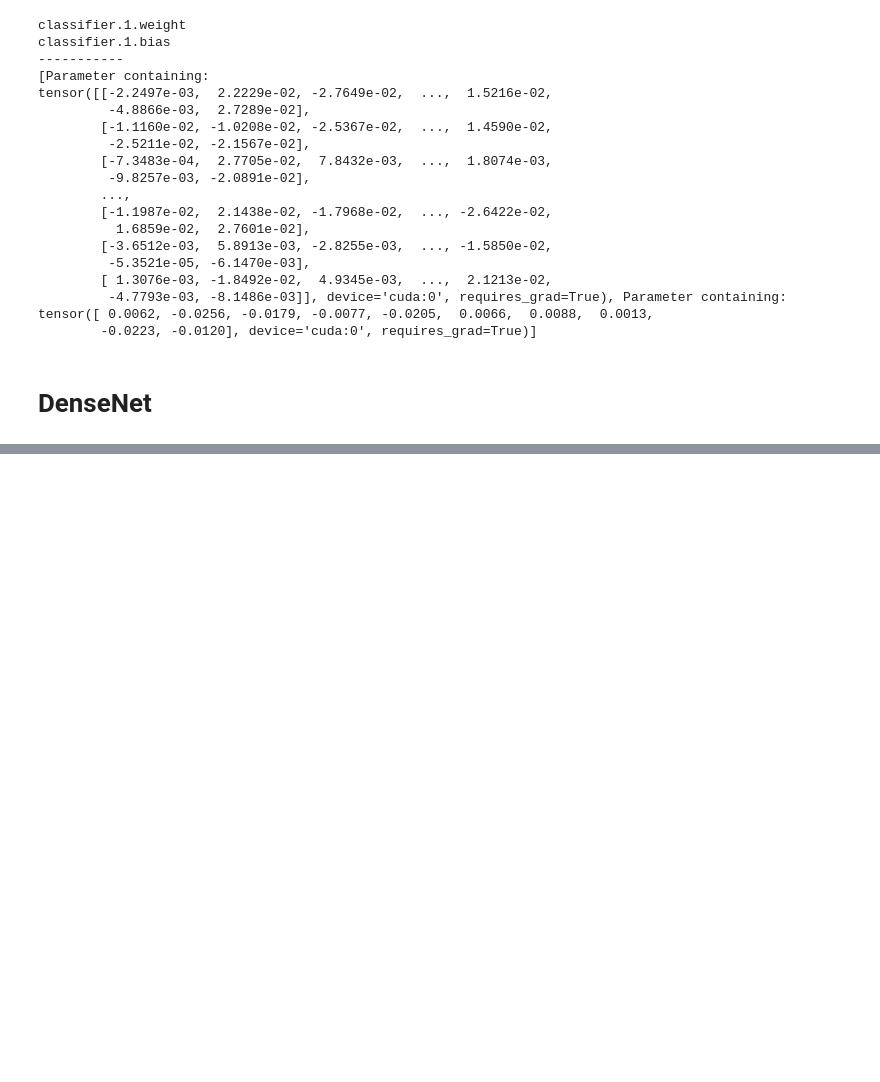
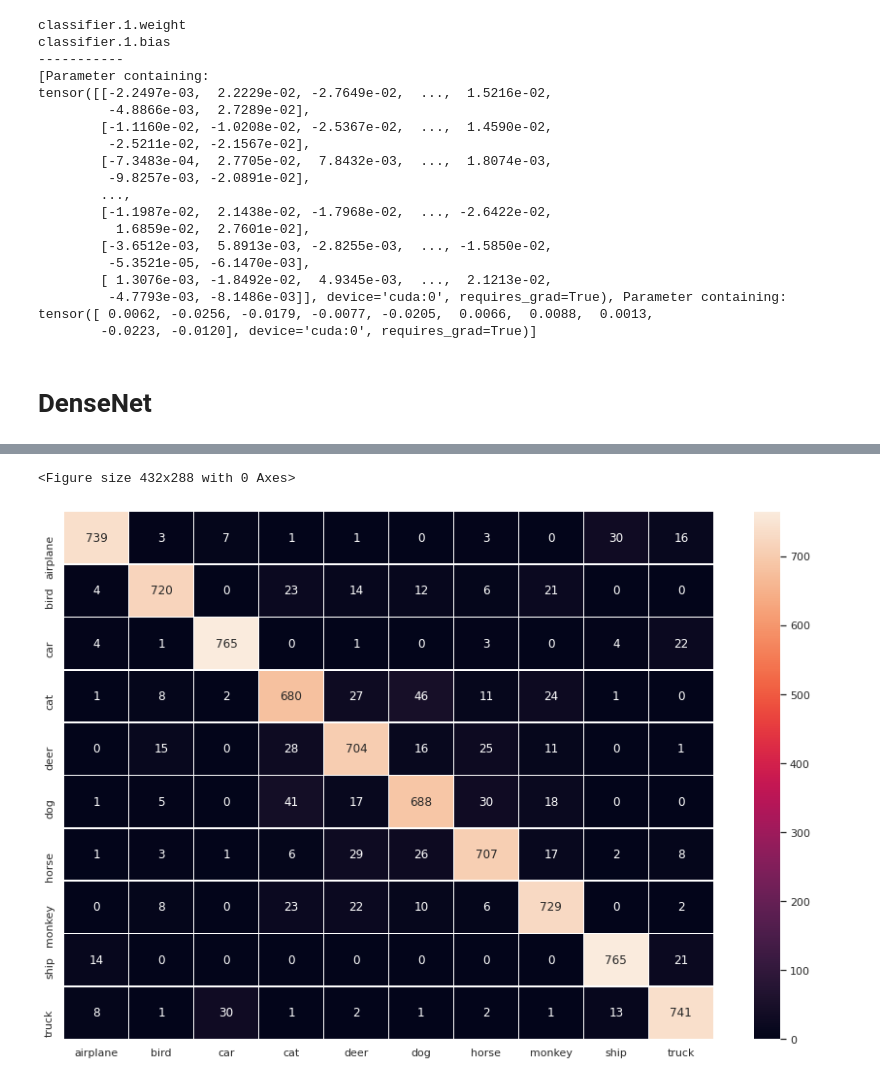
Before and after one commit to lo-uis/Team_ChoLab, a Jupyter notebook: stl_10.ipynb, the cells around one changed output, grey strips where cells are left out. Drawn from its saved outputs; the diff is of its cells as text; code cells hidden in the pictures; blank space fills up the shorter version.

```diff
--- a/stl_10.ipynb
+++ b/stl_10.ipynb
@@ -1055,0 +1097,5 @@ plt.legend()
+# %%
+validation_confusion_matrix(model)
+# %% [output]
+<Figure size 432x288 with 0 Axes>
+[figure, added]
```
Also changed, not shown: parts of 9 cells of this notebook.
